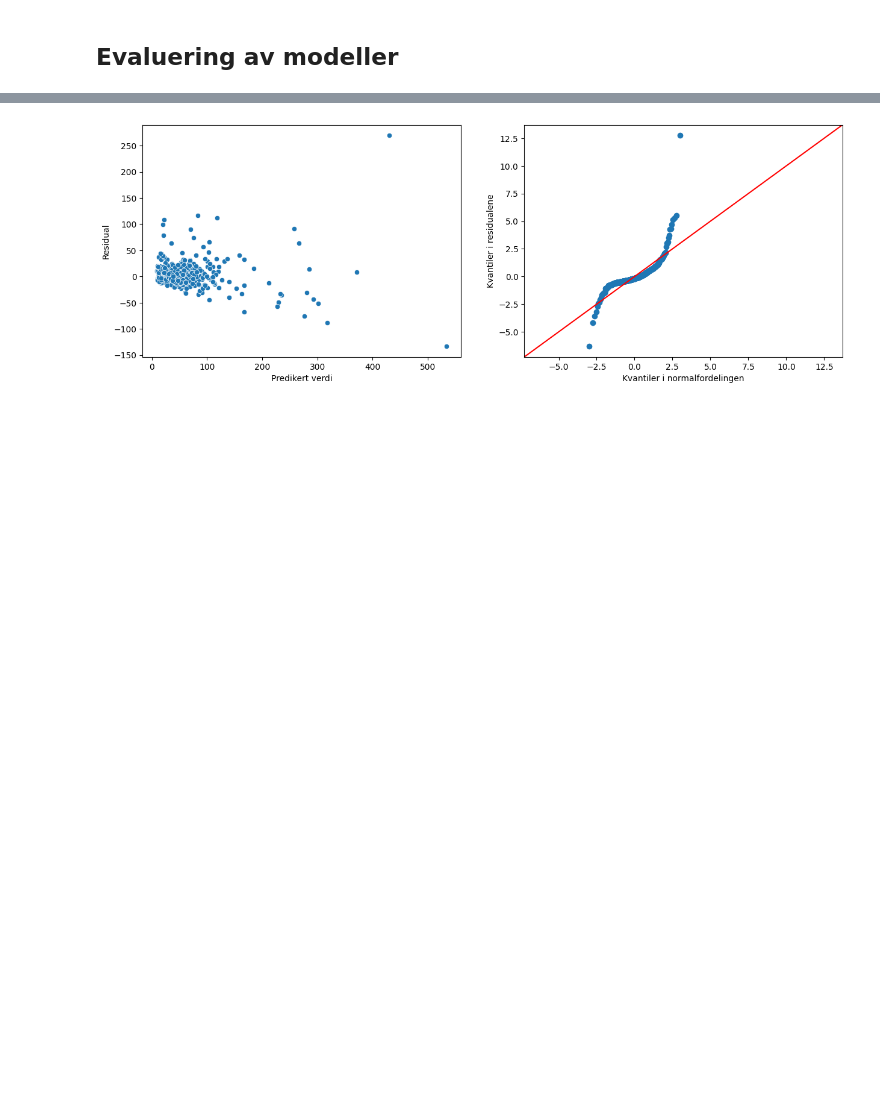
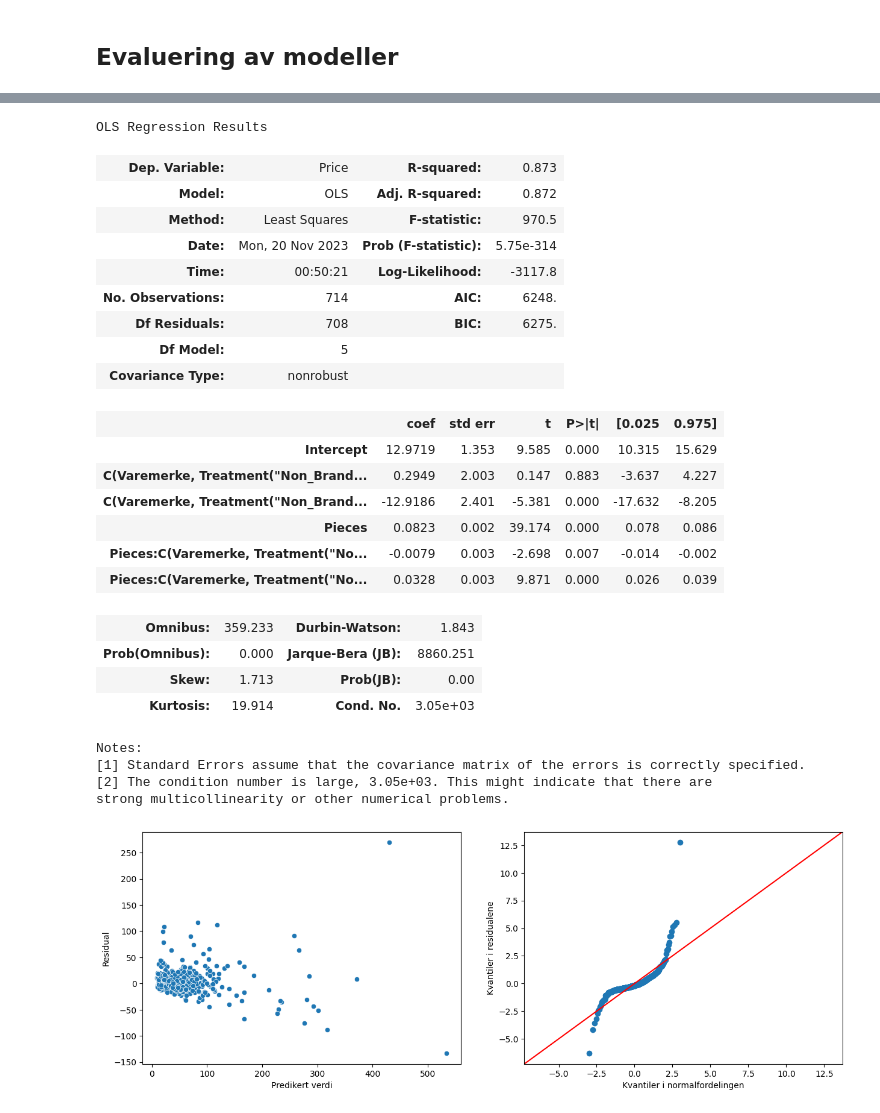
Before and after one commit to erikbjo/istg1003prosjekt, a Jupyter notebook: Oppgaver/arthurTestBook.ipynb, the cells around one changed output, grey strips where cells are left out. Drawn from its saved outputs; the diff is of its cells as text; code cells hidden in the pictures; blank space fills up the shorter version.

```diff
--- a/Oppgaver/arthurTestBook.ipynb
+++ b/Oppgaver/arthurTestBook.ipynb
@@ -421,2 +323,32 @@ Notes:
 strong multicollinearity or other numerical problems.
+# %%
+# mlr_formel = 'Price ~ Pieces * C(Varemerke, Treatment("Non_Brand"))'
+# Denne formelen er definert lengere opp i notebooken.
+MLR(mlr_expanded_formel, df2)
+# %% [output]
+OLS Regression Results
+| Dep. Variable: | Price | R-squared: | 0.873 |
+| Model: | OLS | Adj. R-squared: | 0.872 |
+| Method: | Least Squares | F-statistic: | 970.5 |
+| Date: | Mon, 20 Nov 2023 | Prob (F-statistic): | 5.75e-314 |
+| Time: | 00:50:21 | Log-Likelihood: | -3117.8 |
+| No. Observations: | 714 | AIC: | 6248. |
+| Df Residuals: | 708 | BIC: | 6275. |
+| Df Model: | 5 |  |  |
+| Covariance Type: | nonrobust |  |  |
+|  | coef | std err | t | P>|t| | [0.025 | 0.975] |
+| Intercept | 12.9719 | 1.353 | 9.585 | 0.000 | 10.315 | 15.629 |
+| C(Varemerke, Treatment("Non_Brand... | 0.2949 | 2.003 | 0.147 | 0.883 | -3.637 | 4.227 |
+| C(Varemerke, Treatment("Non_Brand... | -12.9186 | 2.401 | -5.381 | 0.000 | -17.632 | -8.205 |
+| Pieces | 0.0823 | 0.002 | 39.174 | 0.000 | 0.078 | 0.086 |
+| Pieces:C(Varemerke, Treatment("No... | -0.0079 | 0.003 | -2.698 | 0.007 | -0.014 | -0.002 |
+| Pieces:C(Varemerke, Treatment("No... | 0.0328 | 0.003 | 9.871 | 0.000 | 0.026 | 0.039 |
+| Omnibus: | 359.233 | Durbin-Watson: | 1.843 |
+| Prob(Omnibus): | 0.000 | Jarque-Bera (JB): | 8860.251 |
+| Skew: | 1.713 | Prob(JB): | 0.00 |
+| Kurtosis: | 19.914 | Cond. No. | 3.05e+03 |
+Notes:
+[1] Standard Errors assume that the covariance matrix of the errors is correctly specified.
+[2] The condition number is large, 3.05e+03. This might indicate that there are
+strong multicollinearity or other numerical problems.
 # %%
```
Also changed, not shown: parts of 17 cells of this notebook.
